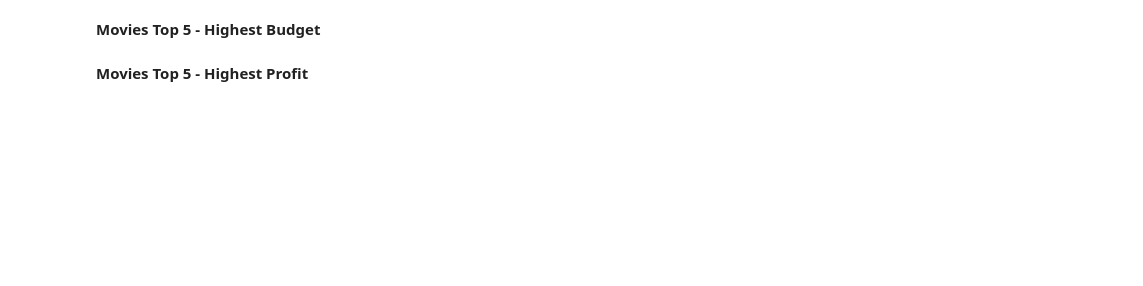
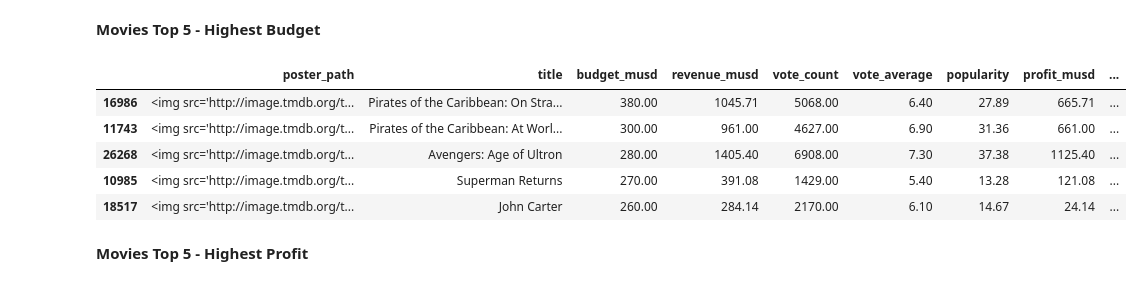
Before and after one commit to HunterKane/Movie-Data-Analysis-Project-1-, a Jupyter notebook: Project_01_Movie_Data_Analysis .ipynb, the cells around one changed output. Drawn from its saved outputs; the diff is of its cells as text; code cells hidden in the pictures; blank space fills up the shorter version.

```diff
--- a/Project_01_Movie_Data_Analysis .ipynb
+++ b/Project_01_Movie_Data_Analysis .ipynb
@@ -309,4 +302,14 @@ __Movies Top 5 - Highest Revenue__
 # %% [markdown]
 __Movies Top 5 - Highest Budget__
+# %%
+#Find 5 highest budget movie
+df_best.sort_values(by = "budget_musd", ascending = False).head(5)
+# %% [output]
+|  | poster_path | title | budget_musd | revenue_musd | vote_count | vote_average | popularity | profit_musd | ... |
+| 16986 | <img src='http://image.tmdb.org/t... | Pirates of the Caribbean: On Stra... | 380.00 | 1045.71 | 5068.00 | 6.40 | 27.89 | 665.71 | ... |
+| 11743 | <img src='http://image.tmdb.org/t... | Pirates of the Caribbean: At Worl... | 300.00 | 961.00 | 4627.00 | 6.90 | 31.36 | 661.00 | ... |
+| 26268 | <img src='http://image.tmdb.org/t... | Avengers: Age of Ultron | 280.00 | 1405.40 | 6908.00 | 7.30 | 37.38 | 1125.40 | ... |
+| 10985 | <img src='http://image.tmdb.org/t... | Superman Returns | 270.00 | 391.08 | 1429.00 | 5.40 | 13.28 | 121.08 | ... |
+| 18517 | <img src='http://image.tmdb.org/t... | John Carter | 260.00 | 284.14 | 2170.00 | 6.10 | 14.67 | 24.14 | ... |
 # %% [markdown]
 __Movies Top 5 - Highest Profit__
```
Also changed, not shown: parts of 9 cells of this notebook.
